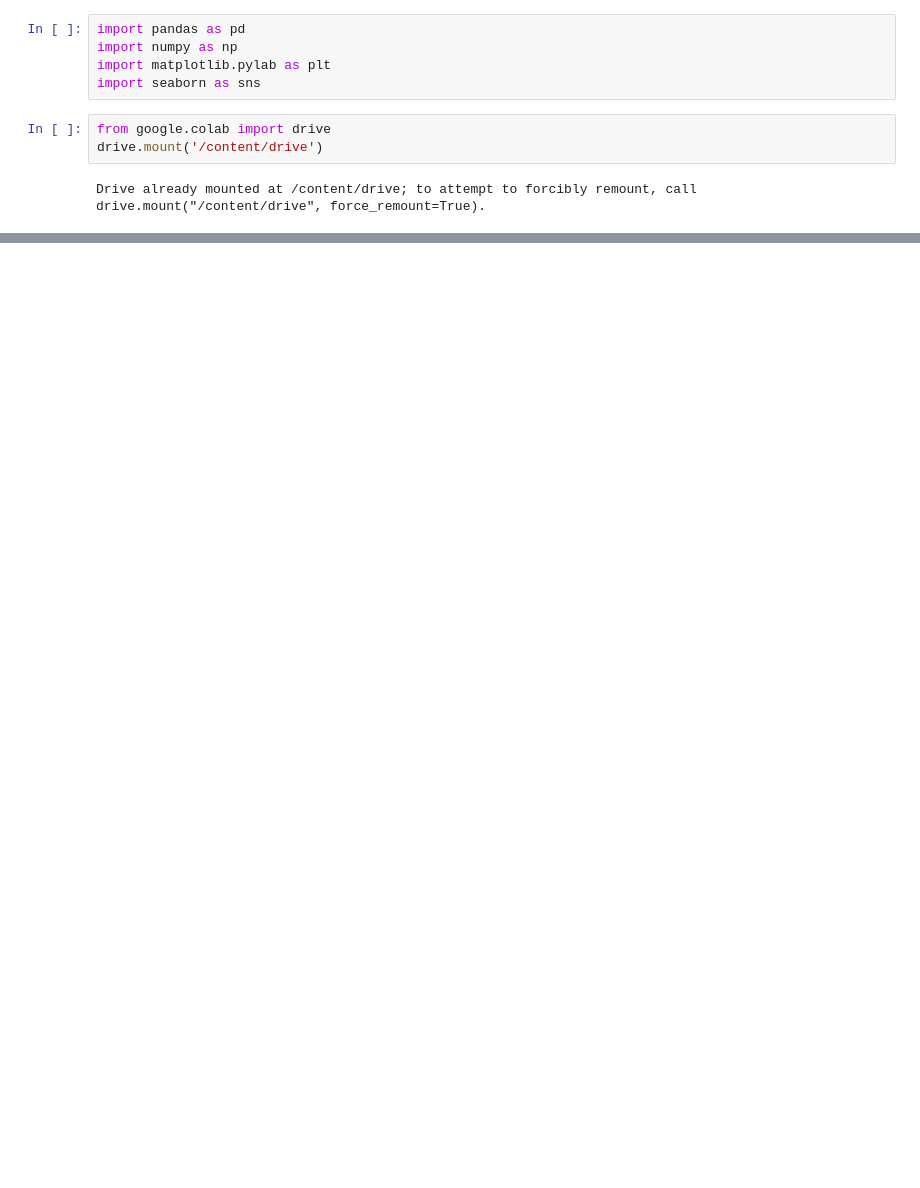
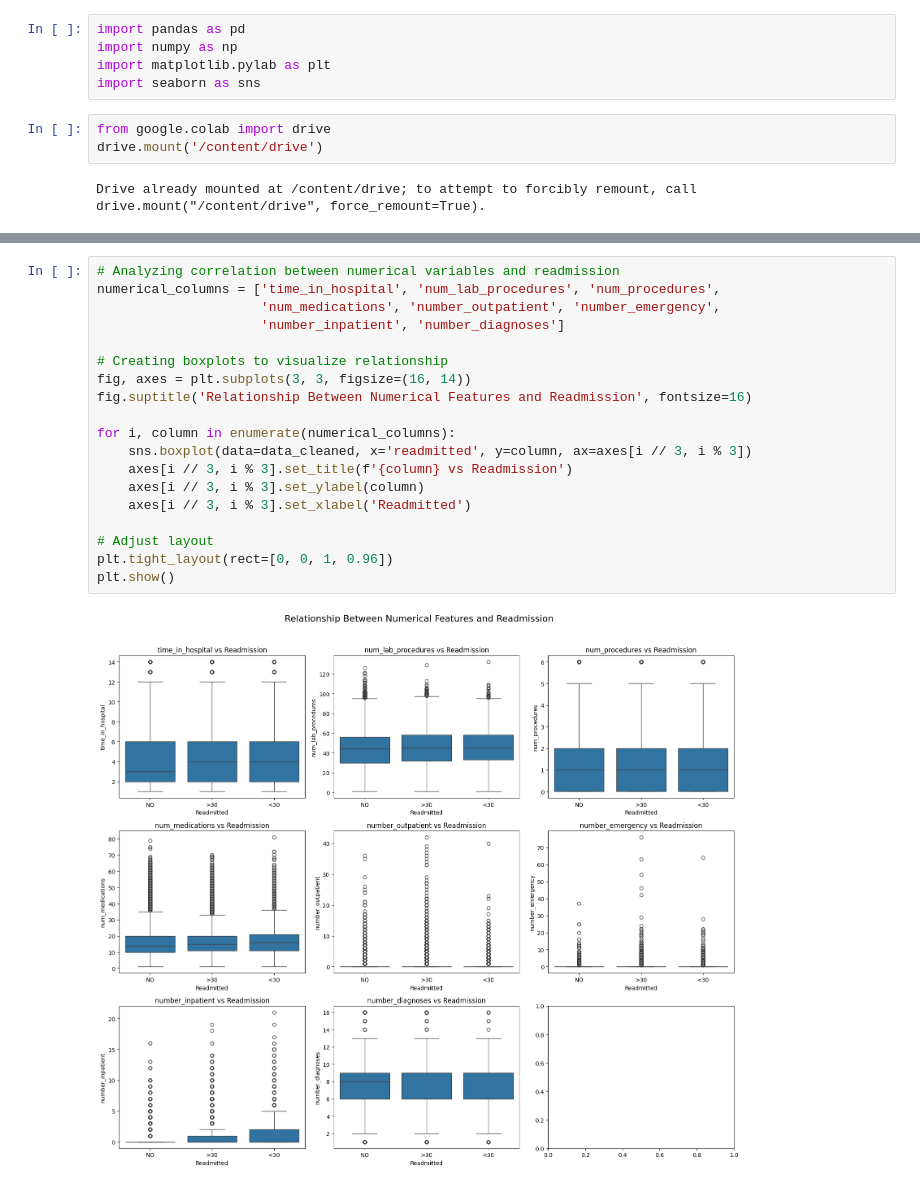
Before and after one commit to Augy23/Tugas-Manchine-Learning, a Jupyter notebook: UTS/UTS_Classification_Augrys_Farha_Sulistya_Negara.ipynb, the cells around one changed output, grey strips where cells are left out. Saved outputs shown, nothing was run; the diff lists cells and outputs as text; blank space fills up the shorter version.

```diff
--- a/UTS/UTS_Classification_Augrys_Farha_Sulistya_Negara.ipynb
+++ b/UTS/UTS_Classification_Augrys_Farha_Sulistya_Negara.ipynb
@@ -27,0 +118,21 @@ KeyError: 'CO(GT)'
+# %%
+# Analyzing correlation between numerical variables and readmission
+numerical_columns = ['time_in_hospital', 'num_lab_procedures', 'num_procedures',
+                     'num_medications', 'number_outpatient', 'number_emergency',
+                     'number_inpatient', 'number_diagnoses']
+
+# Creating boxplots to visualize relationship
+fig, axes = plt.subplots(3, 3, figsize=(16, 14))
+fig.suptitle('Relationship Between Numerical Features and Readmission', fontsize=16)
+
+for i, column in enumerate(numerical_columns):
+    sns.boxplot(data=data_cleaned, x='readmitted', y=column, ax=axes[i // 3, i % 3])
+    axes[i // 3, i % 3].set_title(f'{column} vs Readmission')
+    axes[i // 3, i % 3].set_ylabel(column)
+    axes[i // 3, i % 3].set_xlabel('Readmitted')
+
+# Adjust layout
+plt.tight_layout(rect=[0, 0, 1, 0.96])
+plt.show()
+# %% [output]
+[figure, added]
```
Also changed, not shown: parts of 7 cells of this notebook.
